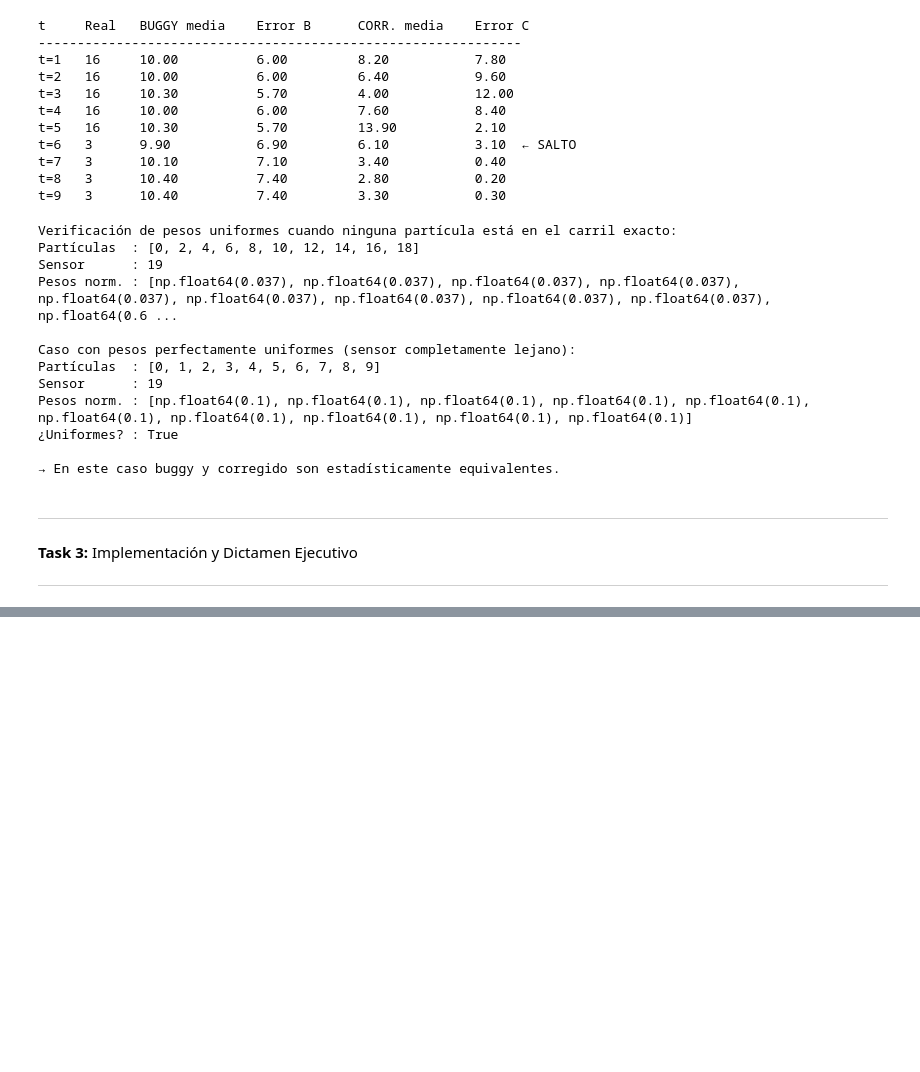
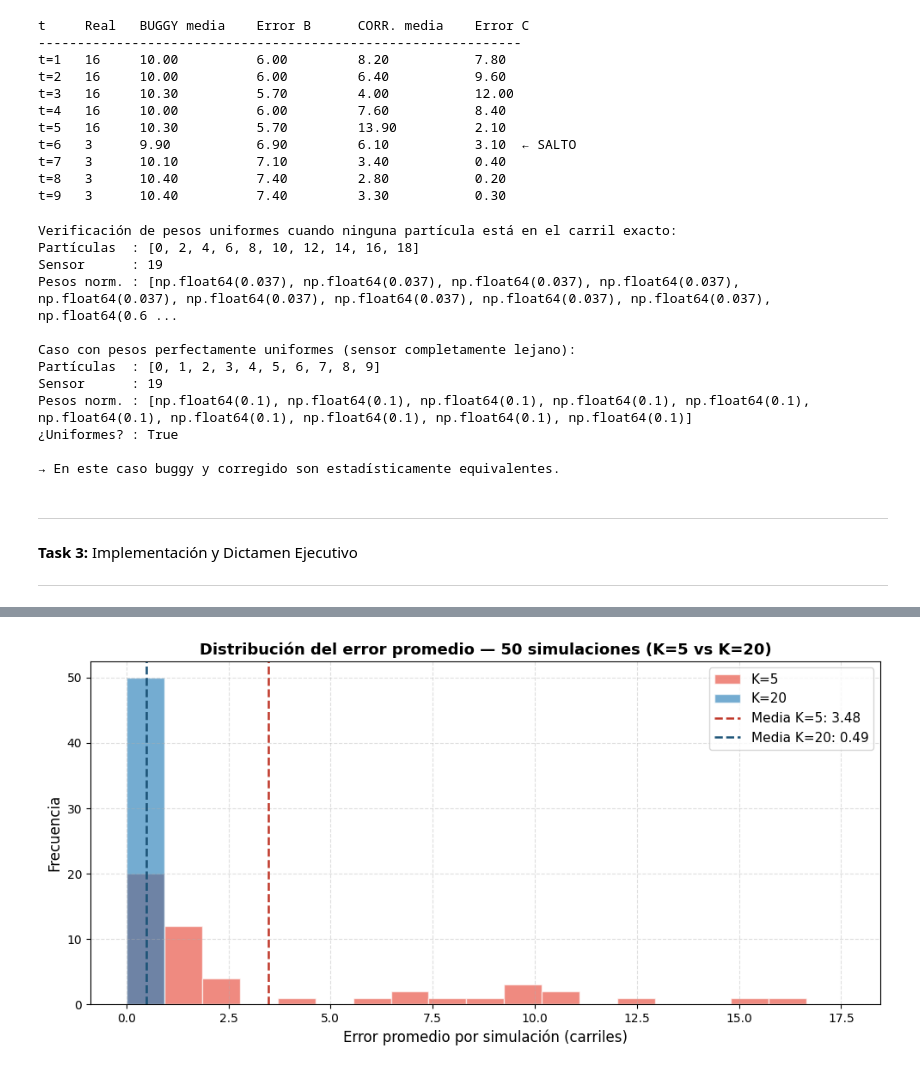
Before and after one commit to Dcextrim/Laboratorios-CC3085, a Jupyter notebook: Lab10.ipynb, the cells around one changed output, grey strips where cells are left out. Drawn from its saved outputs; the diff is of its cells as text; code cells hidden in the pictures; blank space fills up the shorter version.

```diff
--- a/Lab10.ipynb
+++ b/Lab10.ipynb
@@ -228,0 +508,77 @@ Pesos norm. : [np.float64(0.1), np.float64(0.1), np.float64(0.1), np.float64(0.1
+# %%
+# ─────────────────────────────────────────────────────────────
+#  5 PEORES SIMULACIONES (K=5 y K=20)
+# ─────────────────────────────────────────────────────────────
+def analizar_peores(errores_matrix, prom, K, n_peores=5, base_seed=100):
+    idx_peores = np.argsort(prom)[-n_peores:][::-1]
+
+    print(f"\n{'='*62}")
+    print(f"  5 PEORES SIMULACIONES — K={K}")
+    print(f"{'='*62}")
+    print(f"{'Sim':<6} {'Error prom':<13} {'Max error':<12} {'Pasos error>5':<16} {'Posición inicial'}")
+    print("-" * 62)
+
+    for rank, i in enumerate(idx_peores):
+        seed_sim = base_seed + i
+        tray, obs = simular_vehiculo(N_PASOS, seed=seed_sim)
+        pasos_altos = np.sum(errores_matrix[i] > 5)
+        print(f"#{rank+1:<5} {prom[i]:<13.3f} {errores_matrix[i].max():<12.2f} {pasos_altos:<16} {tray[0]}")
+
+    print(f"\n→ Patrones comunes en las peores simulaciones (K={K}):")
+    print("  • Con K pequeño (K=5): saltos bruscos en la trayectoria real hacen que")
+    print("    todas las partículas queden en la región equivocada (colapso regional).")
+    print("  • El sensor ruidoso confirma posiciones incorrectas y el remuestreo")
+    print("    refuerza ese error (retroalimentación negativa).")
+    print("  • Pocas partículas → menor diversidad → mayor riesgo de colapso.")
+
+analizar_peores(errores_k5,  prom_k5,  K=5)
+analizar_peores(errores_k20, prom_k20, K=20)
+
+# ─────────────────────────────────────────────────────────────
+#  TABLA COMPARATIVA K=5 vs K=20
+# ─────────────────────────────────────────────────────────────
+def tabla_comparativa(prom_k5, prom_k20):
+    umbral_error = 5.0
+
+    stats = {
+        "K=5":  {"error_prom": np.mean(prom_k5),
+                 "error_max":  np.max(prom_k5),
+                 "pct_alto":   100 * np.mean(prom_k5 > umbral_error)},
+        "K=20": {"error_prom": np.mean(prom_k20),
+                 "error_max":  np.max(prom_k20),
+                 "pct_alto":   100 * np.mean(prom_k20 > umbral_error)},
+    }
+
+    print(f"\n{'='*60}")
+    print(f"  TABLA COMPARATIVA: K=5 vs K=20 (umbral error > {umbral_error})")
+    print(f"{'='*60}")
+    print(f"{'Métrica':<35} {'K=5':>10} {'K=20':>10}")
+    print("-" * 60)
+    print(f"{'Error promedio (carriles)':<35} {stats['K=5']['error_prom']:>10.3f} {stats['K=20']['error_prom']:>10.3f}")
+    print(f"{'Error máximo (carriles)':<35} {stats['K=5']['error_max']:>10.3f} {stats['K=20']['error_max']:>10.3f}")
+    print(f"{'% sims con error promedio > 5':<35} {stats['K=5']['pct_alto']:>9.1f}% {stats['K=20']['pct_alto']:>9.1f}%")
+    print(f"{'='*60}")
+    mejora = (stats["K=5"]["error_prom"] - stats["K=20"]["error_prom"]) / stats["K=5"]["error_prom"] * 100
+    print(f"\n→ K=20 reduce el error promedio en ~{mejora:.1f}% respecto a K=5.")
+
+tabla_comparativa(prom_k5, prom_k20)
+
+# ─────────────────────────────────────────────────────────────
+#  GRÁFICA 2: Histograma de errores promedio por simulación
+# ─────────────────────────────────────────────────────────────
+fig, ax = plt.subplots(figsize=(10, 5))
+bins = np.linspace(0, max(prom_k5.max(), prom_k20.max()) + 1, 20)
+ax.hist(prom_k5,  bins=bins, alpha=0.65, color="#e74c3c", label="K=5",  edgecolor="white")
+ax.hist(prom_k20, bins=bins, alpha=0.65, color="#2980b9", label="K=20", edgecolor="white")
+ax.axvline(np.mean(prom_k5),  color="#c0392b", linestyle="--", linewidth=1.8,
+           label=f"Media K=5: {np.mean(prom_k5):.2f}")
+ax.axvline(np.mean(prom_k20), color="#1a5276", linestyle="--", linewidth=1.8,
+           label=f"Media K=20: {np.mean(prom_k20):.2f}")
+ax.set_xlabel("Error promedio por simulación (carriles)", fontsize=12)
+ax.set_ylabel("Frecuencia", fontsize=12)
+ax.set_title("Distribución del error promedio — 50 simulaciones (K=5 vs K=20)", fontsize=13, fontweight="bold")
+ax.legend(fontsize=11)
+ax.grid(True, linestyle="--", alpha=0.4)
+plt.tight_layout()
+plt.show()
+# %% [output]
@@ -228,0 +602 @@ Pesos norm. : [np.float64(0.1), np.float64(0.1), np.float64(0.1), np.float64(0.1
+[figure, added]
```
Also changed, not shown: parts of 9 cells of this notebook, 1 other file.
